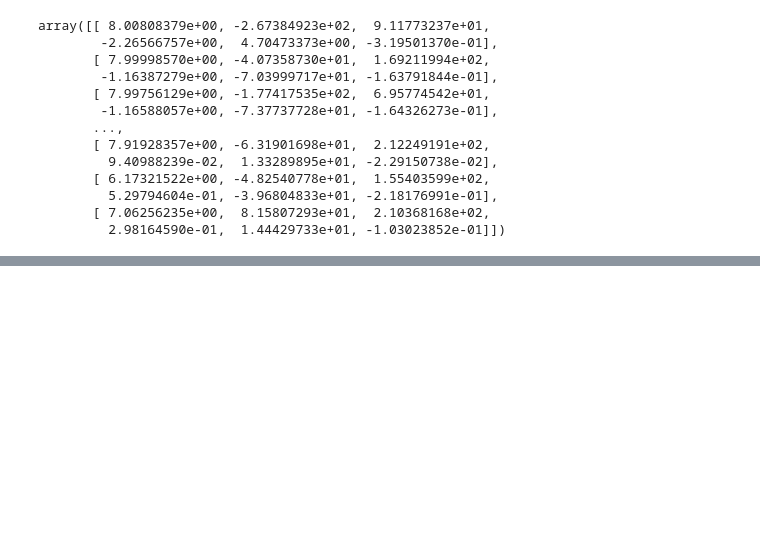
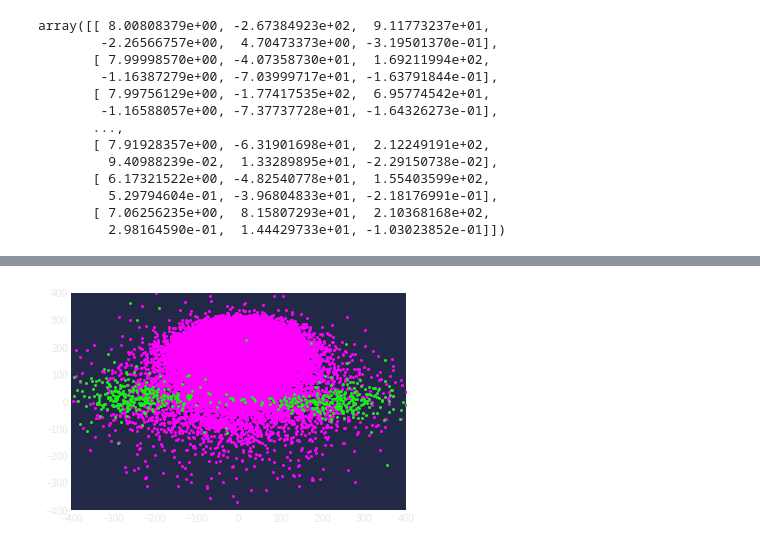
Before and after one commit to rodrigo1889/Gaia-Enceladus-Sausage, a Jupyter notebook: Galpy.ipynb, the cells around one changed output, grey strips where cells are left out. Saved outputs shown, nothing was run; the diff lists cells and outputs as text; code cells hidden in the pictures; blank space fills up the shorter version.

```diff
--- a/Galpy.ipynb
+++ b/Galpy.ipynb
@@ -151,0 +186,10 @@ AssertionError: Physical conversion for the Orbit object is not consistent with
+# %%
+h = plt.hist2d(giants["vR_Rzphi"],giants["vT_Rzphi"], bins=500, cmin=150,
+               norm=mplt.colors.PowerNorm(0.5), zorder=4,cmap=plt.cm.spring)
+plt.scatter(giants["vR_Rzphi"],giants["vT_Rzphi"],s=4,color=mplt.cm.get_cmap("spring")(0),)
+plt.scatter(maquinitas["vR_Rzphi"],maquinitas["vT_Rzphi"],zorder=5,color="lime",s=3)
+plt.xlim(-400,400)
+plt.ylim(-400,400)
+plt.show()
+# %% [output]
+[figure, added]
```
Also changed, not shown: parts of 15 cells of this notebook, 4 other files.
